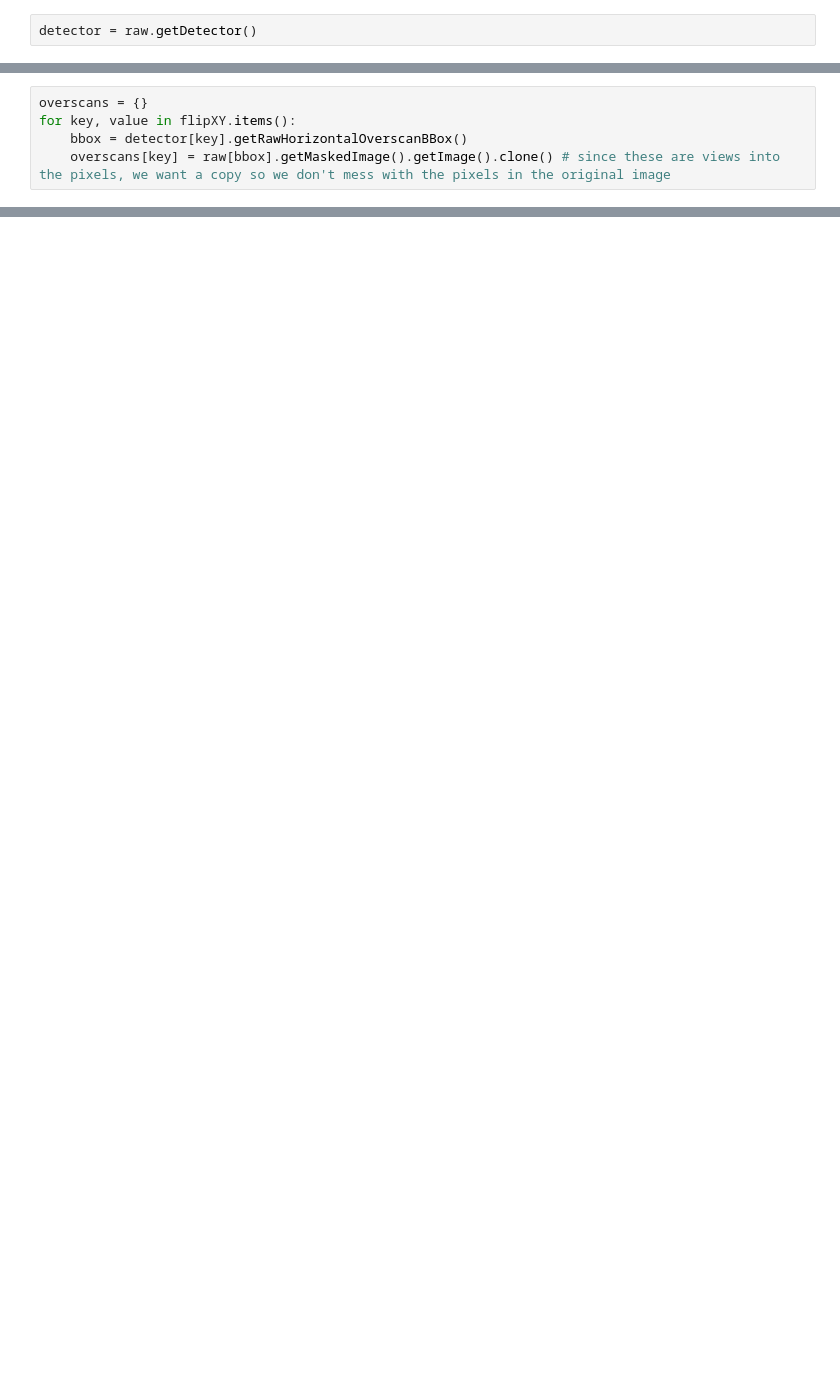
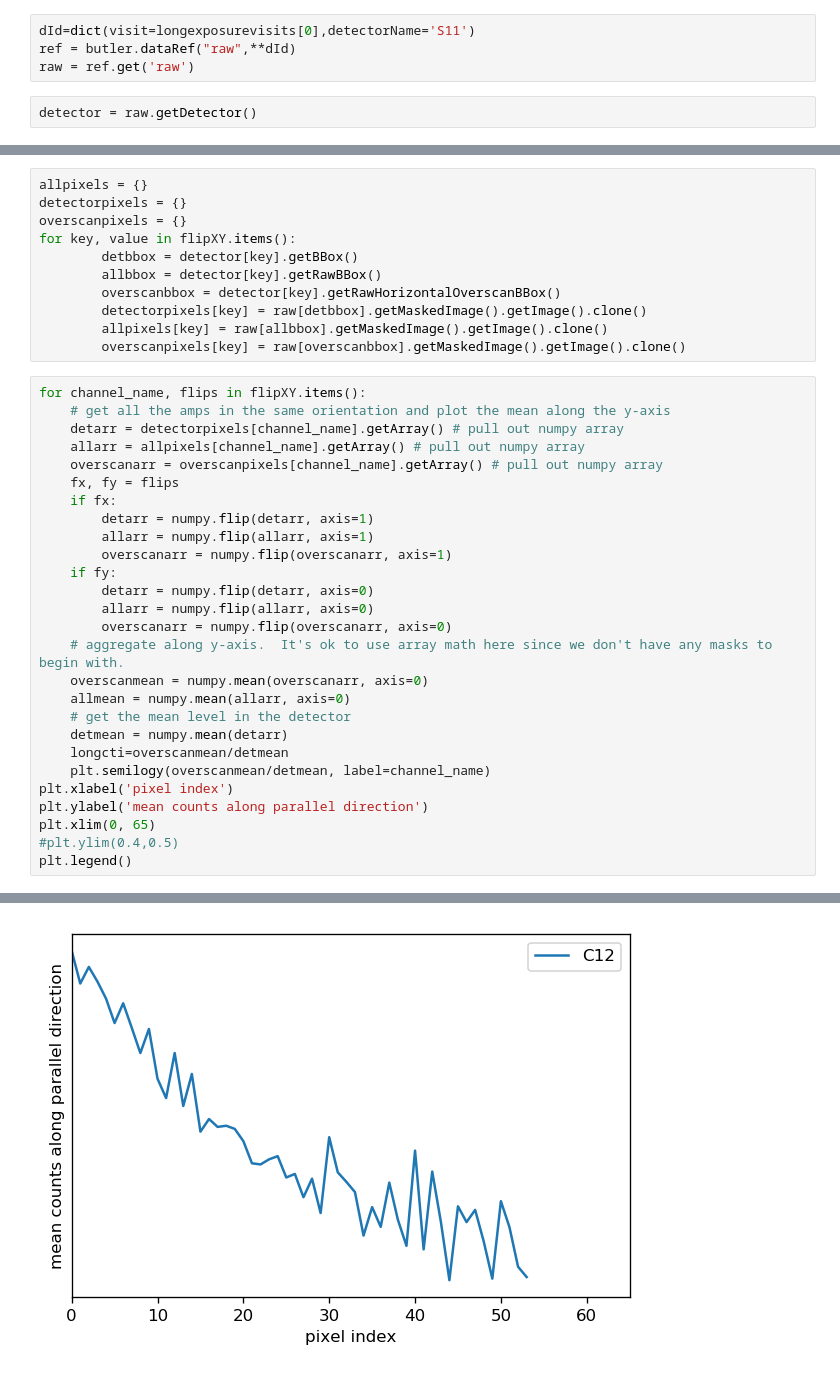
Before and after one commit to lsst/bootcamp-work, a Jupyter notebook: isr_exploration/hysteresis.ipynb, the cells around one changed output, grey strips where cells are left out. Drawn from its saved outputs; the diff is of its cells as text; blank space fills up the shorter version.

```diff
--- a/isr_exploration/hysteresis.ipynb
+++ b/isr_exploration/hysteresis.ipynb
@@ -37,2 +61,6 @@ raw = butler.get('raw', **dId)
+# %%
+dId=dict(visit=longexposurevisits[0],detectorName='S11')
+ref = butler.dataRef("raw",**dId)
+raw = ref.get('raw')
 # %%
 detector = raw.getDetector()
@@ -60,5 +111,0 @@ flipXY = {'C00':(False, True),
-# %%
-overscans = {}
-for key, value in flipXY.items():
-    bbox = detector[key].getRawHorizontalOverscanBBox()
-    overscans[key] = raw[bbox].getMaskedImage().getImage().clone() # since these are views into the pixels, we want a copy so we don't mess with the pixels in the original image
@@ -64,0 +114,39 @@ for key, value in flipXY.items():
+# %%
+allpixels = {}
+detectorpixels = {}
+overscanpixels = {}
+for key, value in flipXY.items():
+        detbbox = detector[key].getBBox()
+        allbbox = detector[key].getRawBBox()
+        overscanbbox = detector[key].getRawHorizontalOverscanBBox()
+        detectorpixels[key] = raw[detbbox].getMaskedImage().getImage().clone()
+        allpixels[key] = raw[allbbox].getMaskedImage().getImage().clone()
+        overscanpixels[key] = raw[overscanbbox].getMaskedImage().getImage().clone()
+# %%
+for channel_name, flips in flipXY.items():
+    # get all the amps in the same orientation and plot the mean along the y-axis
+    detarr = detectorpixels[channel_name].getArray() # pull out numpy array
+    allarr = allpixels[channel_name].getArray() # pull out numpy array
+    overscanarr = overscanpixels[channel_name].getArray() # pull out numpy array
+    fx, fy = flips
+    if fx:
+        detarr = numpy.flip(detarr, axis=1)
+        allarr = numpy.flip(allarr, axis=1)
+        overscanarr = numpy.flip(overscanarr, axis=1)
+    if fy:
+        detarr = numpy.flip(detarr, axis=0)
+        allarr = numpy.flip(allarr, axis=0)
+        overscanarr = numpy.flip(overscanarr, axis=0)
+    # aggregate along y-axis.  It's ok to use array math here since we don't have any masks to begin with.
+    overscanmean = numpy.mean(overscanarr, axis=0)
+    allmean = numpy.mean(allarr, axis=0)
+    # get the mean level in the detector
+    detmean = numpy.mean(detarr)
+    longcti=overscanmean/detmean
+    plt.semilogy(overscanmean/detmean, label=channel_name)
+plt.xlabel('pixel index')
+plt.ylabel('mean counts along parallel direction')
+plt.xlim(0, 65)
+#plt.ylim(0.4,0.5)
+plt.legend()
+# %% [output]
@@ -64,0 +154 @@ for key, value in flipXY.items():
+[figure, added]
```
Also changed, not shown: parts of 34 cells of this notebook.
